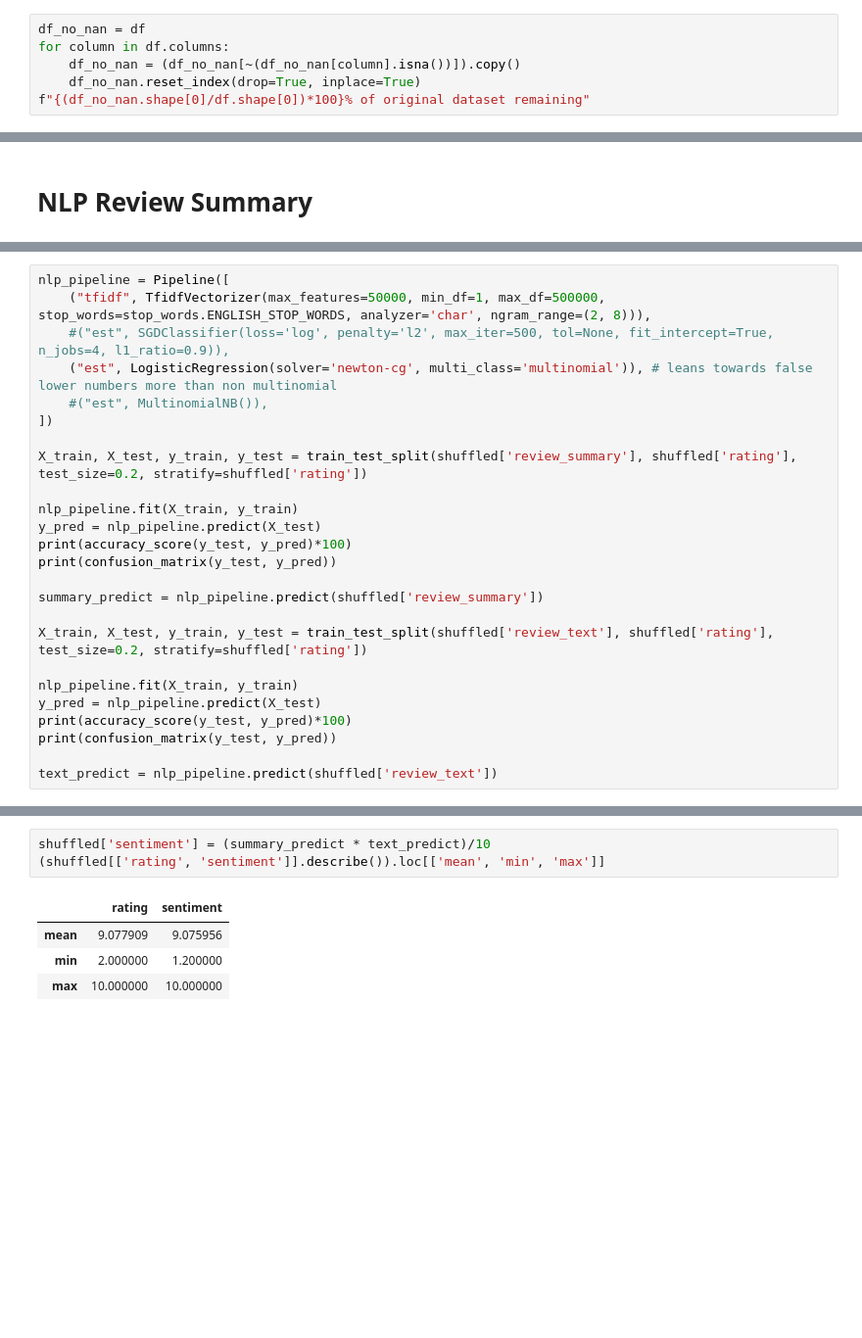
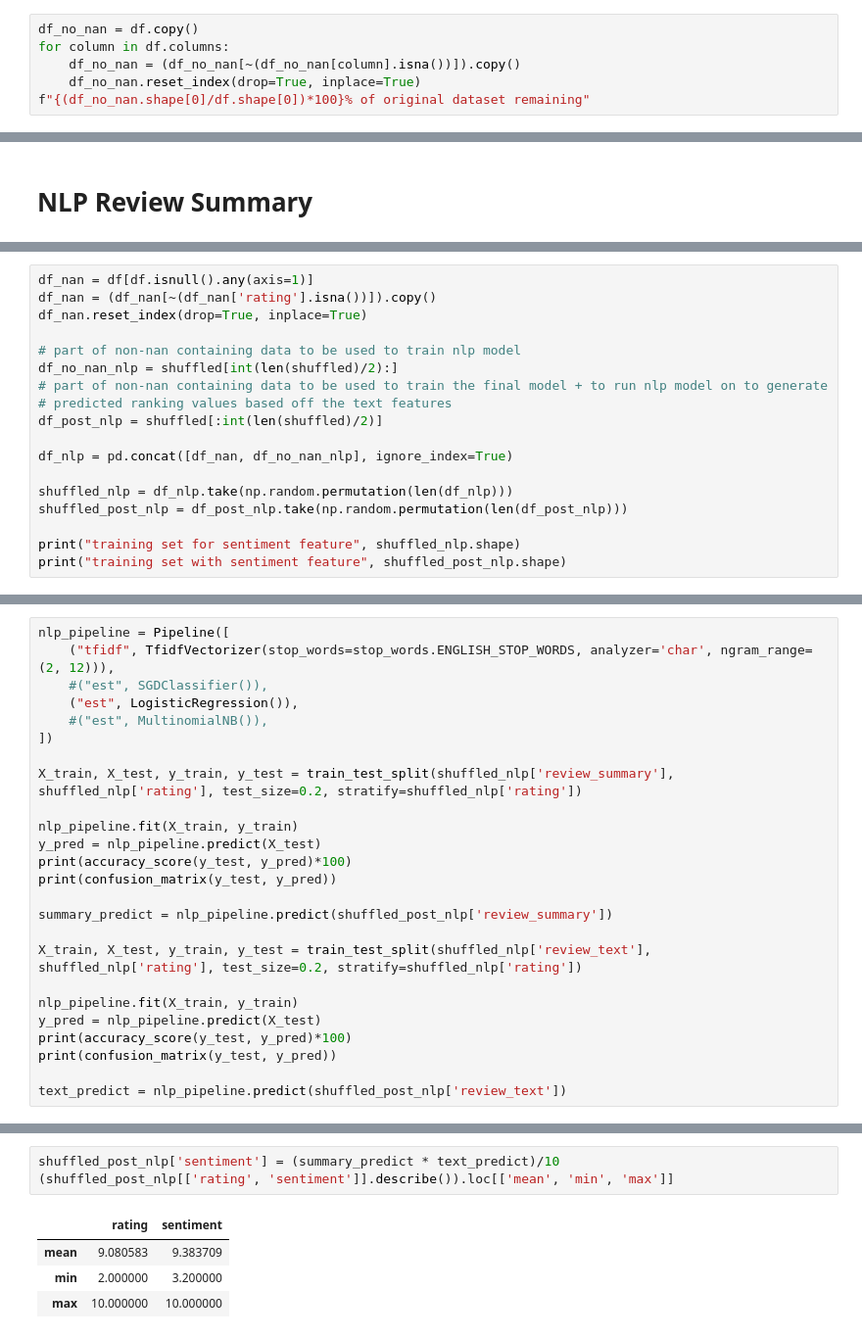
Before and after one commit to Strum355/CS4618-Reviews-Predictor, a Jupyter notebook: Assignment 1.ipynb, the cells around one changed output, grey strips where cells are left out. Shown at 98% size. Drawn from its saved outputs; the diff is of its cells as text; blank space fills up the shorter version.

```diff
--- a/Assignment 1.ipynb
+++ b/Assignment 1.ipynb
@@ -101,7 +105,7 @@ weight nans: 7542
 # %% [markdown]
 Quite a number of NaNs in this dataset. For a first pass, we will work with a dataset that has any rows with a NaN simply dropped. We can work with alternative methods later on
 # %%
-df_no_nan = df
+df_no_nan = df.copy()
 for column in df.columns:
     df_no_nan = (df_no_nan[~(df_no_nan[column].isna())]).copy()
     df_no_nan.reset_index(drop=True, inplace=True)
@@ -260,0 +274,18 @@ class score:  0.6437370430987451
+# %%
+df_nan = df[df.isnull().any(axis=1)]
+df_nan = (df_nan[~(df_nan['rating'].isna())]).copy()
+df_nan.reset_index(drop=True, inplace=True)
+
+# part of non-nan containing data to be used to train nlp model
+df_no_nan_nlp = shuffled[int(len(shuffled)/2):]
+# part of non-nan containing data to be used to train the final model + to run nlp model on to generate
+# predicted ranking values based off the text features
+df_post_nlp = shuffled[:int(len(shuffled)/2)]
+
+df_nlp = pd.concat([df_nan, df_no_nan_nlp], ignore_index=True)
+
+shuffled_nlp = df_nlp.take(np.random.permutation(len(df_nlp)))
+shuffled_post_nlp = df_post_nlp.take(np.random.permutation(len(df_post_nlp)))
+
+print("training set for sentiment feature", shuffled_nlp.shape)
+print("training set with sentiment feature", shuffled_post_nlp.shape)
@@ -261,26 +295,26 @@ class score:  0.6437370430987451
 # %%
 nlp_pipeline = Pipeline([
-    ("tfidf", TfidfVectorizer(max_features=50000, min_df=1, max_df=500000, stop_words=stop_words.ENGLISH_STOP_WORDS, analyzer='char', ngram_range=(2, 8))),
-    #("est", SGDClassifier(loss='log', penalty='l2', max_iter=500, tol=None, fit_intercept=True, n_jobs=4, l1_ratio=0.9)),
-    ("est", LogisticRegression(solver='newton-cg', multi_class='multinomial')), # leans towards false lower numbers more than non multinomial
+    ("tfidf", TfidfVectorizer(stop_words=stop_words.ENGLISH_STOP_WORDS, analyzer='char', ngram_range=(2, 12))),
+    #("est", SGDClassifier()),
+    ("est", LogisticRegression()),
     #("est", MultinomialNB()),
 ])
 
-X_train, X_test, y_train, y_test = train_test_split(shuffled['review_summary'], shuffled['rating'], test_size=0.2, stratify=shuffled['rating'])
+X_train, X_test, y_train, y_test = train_test_split(shuffled_nlp['review_summary'], shuffled_nlp['rating'], test_size=0.2, stratify=shuffled_nlp['rating'])
 
 nlp_pipeline.fit(X_train, y_train)
 y_pred = nlp_pipeline.predict(X_test)
 print(accuracy_score(y_test, y_pred)*100)
 print(confusion_matrix(y_test, y_pred))
 
-summary_predict = nlp_pipeline.predict(shuffled['review_summary'])
+summary_predict = nlp_pipeline.predict(shuffled_post_nlp['review_summary'])
 
-X_train, X_test, y_train, y_test = train_test_split(shuffled['review_text'], shuffled['rating'], test_size=0.2, stratify=shuffled['rating'])
+X_train, X_test, y_train, y_test = train_test_split(shuffled_nlp['review_text'], shuffled_nlp['rating'], test_size=0.2, stratify=shuffled_nlp['rating'])
 
 nlp_pipeline.fit(X_train, y_train)
 y_pred = nlp_pipeline.predict(X_test)
 print(accuracy_score(y_test, y_pred)*100)
 print(confusion_matrix(y_test, y_pred))
 
-text_predict = nlp_pipeline.predict(shuffled['review_text'])
+text_predict = nlp_pipeline.predict(shuffled_post_nlp['review_text'])
 # %% [output]
@@ -299,9 +333,9 @@ text_predict = nlp_pipeline.predict(shuffled['review_text'])
 # %%
-shuffled['sentiment'] = (summary_predict * text_predict)/10
-(shuffled[['rating', 'sentiment']].describe()).loc[['mean', 'min', 'max']]
+shuffled_post_nlp['sentiment'] = (summary_predict * text_predict)/10
+(shuffled_post_nlp[['rating', 'sentiment']].describe()).loc[['mean', 'min', 'max']]
 # %% [output]
 |  | rating | sentiment |
-| mean | 9.077909 | 9.075956 |
-| min | 2.000000 | 1.200000 |
+| mean | 9.080583 | 9.383709 |
+| min | 2.000000 | 3.200000 |
 | max | 10.000000 | 10.000000 |
 # %%
```
Also changed, not shown: parts of 18 cells of this notebook.
